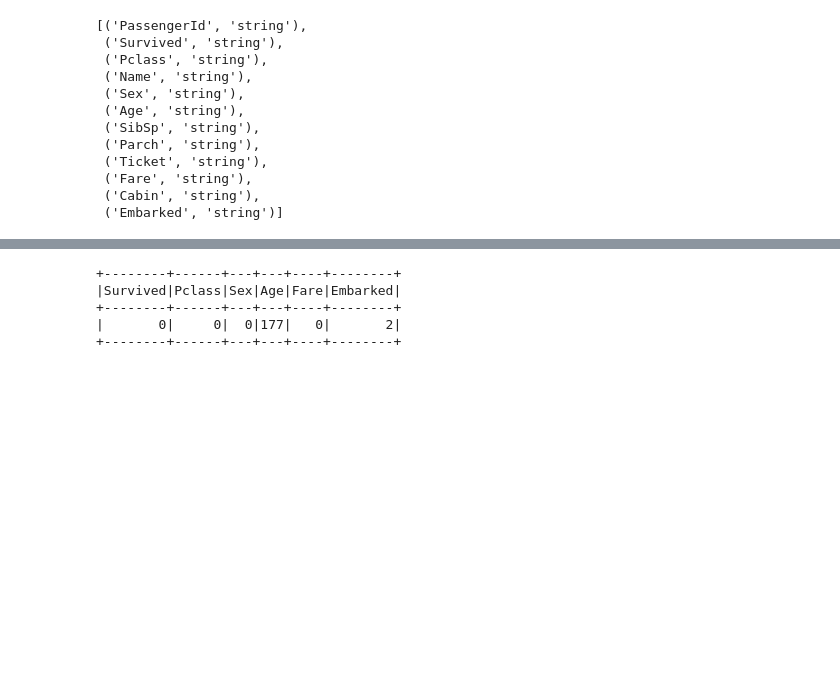
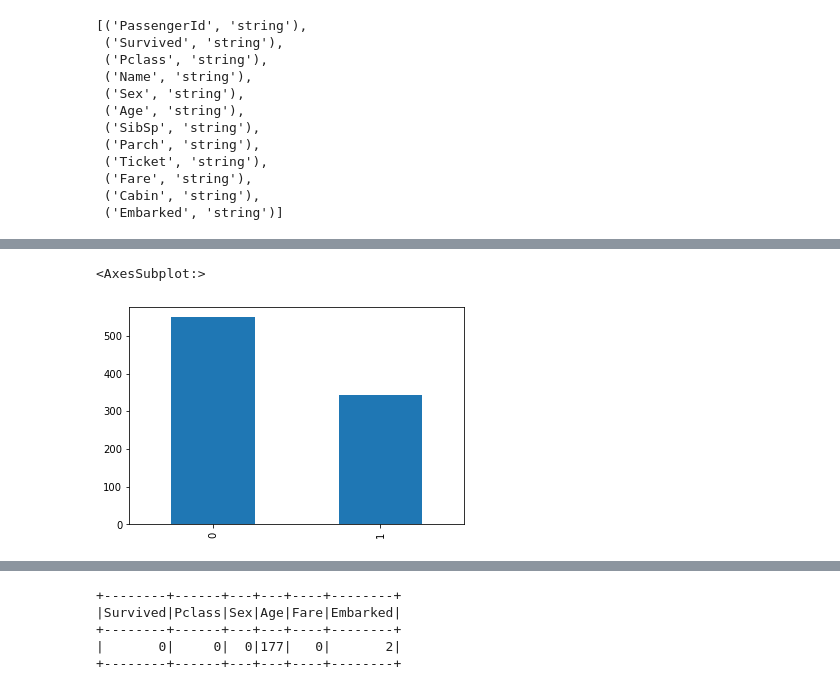
Before and after one commit to hguadalupe/1_portfolio, a Jupyter notebook: z_ml_spark_titanic/Tarea 2. Ejercicio_Machine Learning con Spark. Básico.ipynb, the cells around one changed output, grey strips where cells are left out. Cells and saved outputs as stored; diff of their text form; code cells hidden in the pictures; blank space fills up the shorter version.

Commit message:
Starting to explore some Datasets in Pyspark

```diff
--- a/customers_quality/customers_churn/Tarea 2. Ejercicio_Machine Learning con Spark. Básico.ipynb
+++ b/z_ml_spark_titanic/Tarea 2. Ejercicio_Machine Learning con Spark. Básico.ipynb
@@ -69,0 +49,10 @@ only showing top 5 rows
+# %%
+from pyspark.context import SparkContext
+from pyspark.sql.session import SparkSession
+sc = SparkContext.getOrCreate()
+spark = SparkSession(sc)
+# %%
+df = (spark.read
+          .format("csv")
+          .option('header', 'true')
+          .load("train.csv"))
@@ -69,0 +61,2 @@ only showing top 5 rows
+# %%
+dp = df.toPandas()
@@ -94,0 +118,5 @@ df.describe().toPandas()
+# %%
+dp['Survived'].value_counts().plot(kind='bar')
+# %% [output]
+<AxesSubplot:>
+[figure, added]
```
Also changed, not shown: parts of 39 cells of this notebook, 32 other files.
